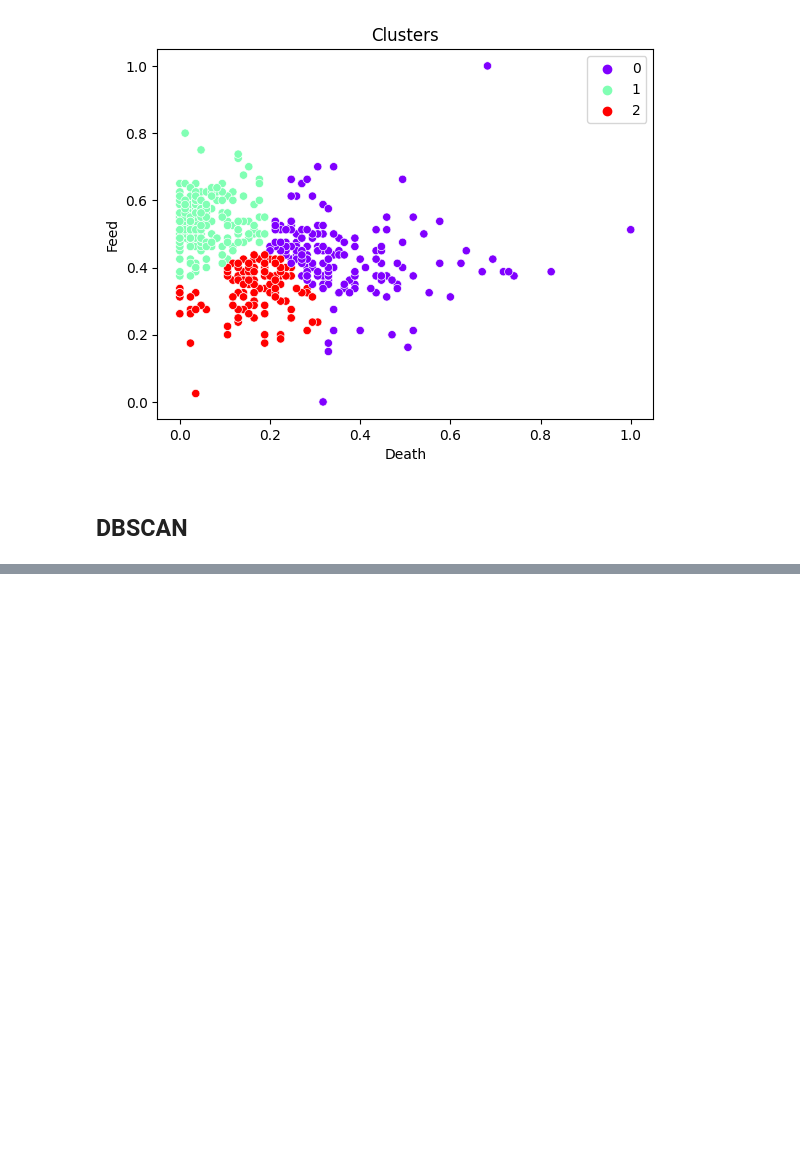
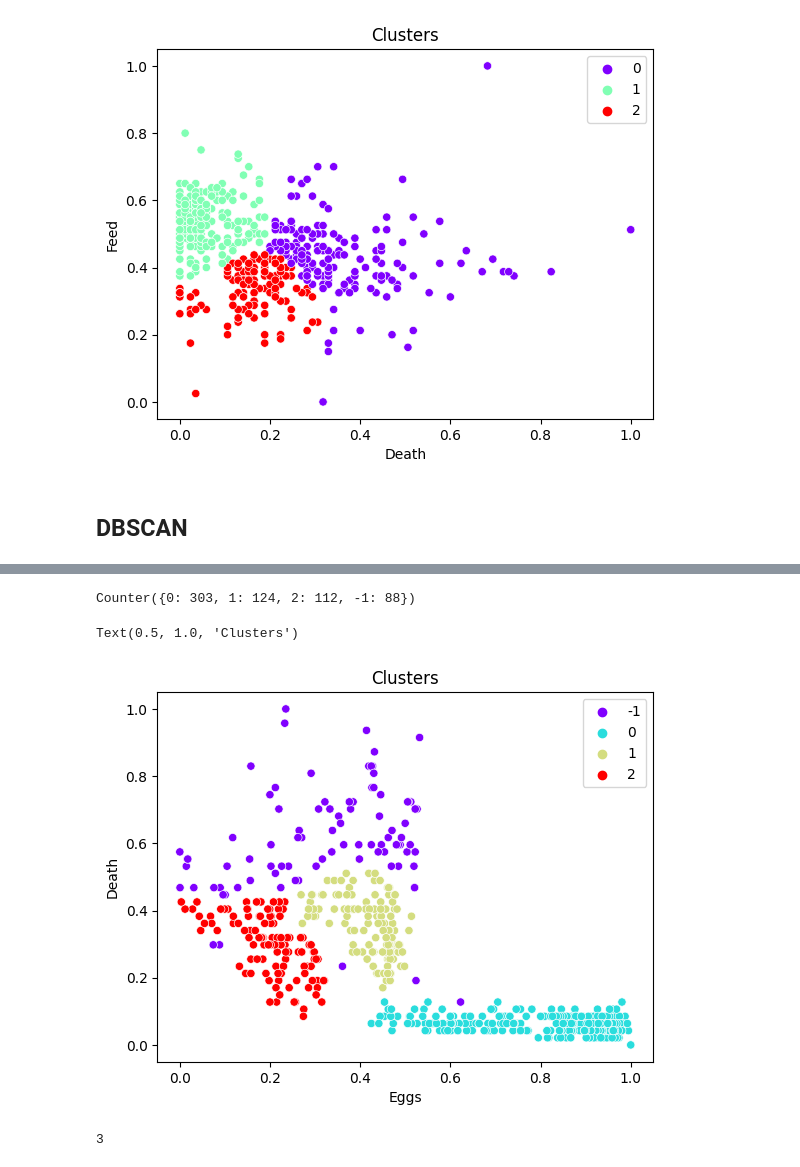
Before and after one commit to CanaliDavide/DASA--Project, a Jupyter notebook: Clustering.ipynb, the cells around one changed output, grey strips where cells are left out. Saved outputs shown, nothing was run; the diff lists cells and outputs as text; code cells hidden in the pictures; blank space fills up the shorter version.

```diff
--- a/Clustering.ipynb
+++ b/Clustering.ipynb
@@ -160,0 +195,21 @@ for c in clusters:
+# %%
+for i in range(len(data_labels)):
+    if data_labels[i] >= 3:
+        data_labels[i] = -1
+label_group = Counter(data_labels)
+print(label_group)
+# %% [output]
+Counter({0: 303, 1: 124, 2: 112, -1: 88})
+# %%
+sns.scatterplot(x="Eggs", y="Death",data=data, hue=data_labels,legend="full", palette="rainbow").set_title('Clusters')
+# %% [output]
+Text(0.5, 1.0, 'Clusters')
+[figure, added]
+# %%
+import matplotlib as mpl
+cmap = mpl.colormaps['rainbow']
+num = len(label_group.keys())-1
+step = 1.0/num
+num
+# %% [output]
+3
```
Also changed, not shown: parts of 12 cells of this notebook.
